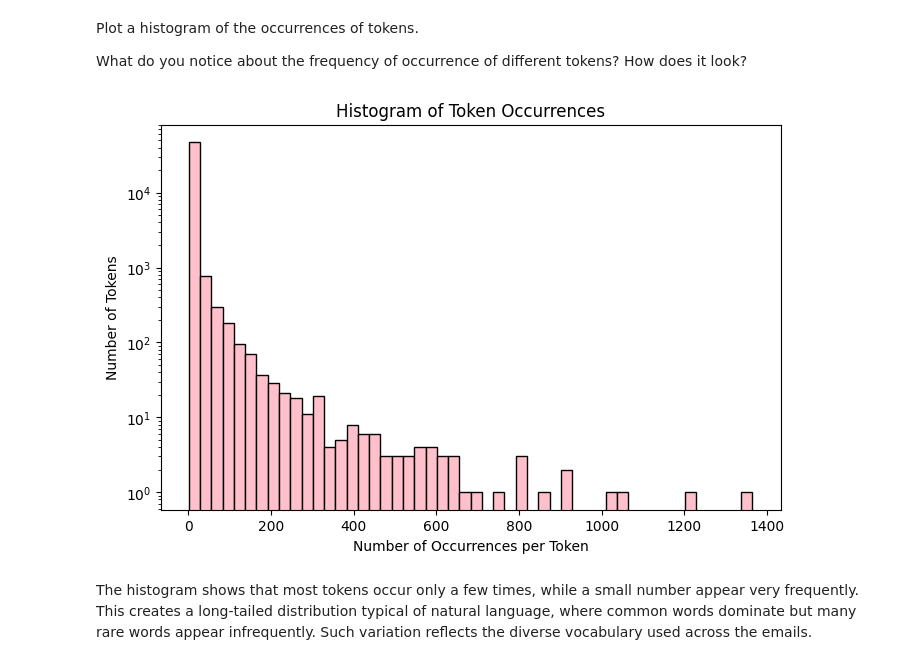
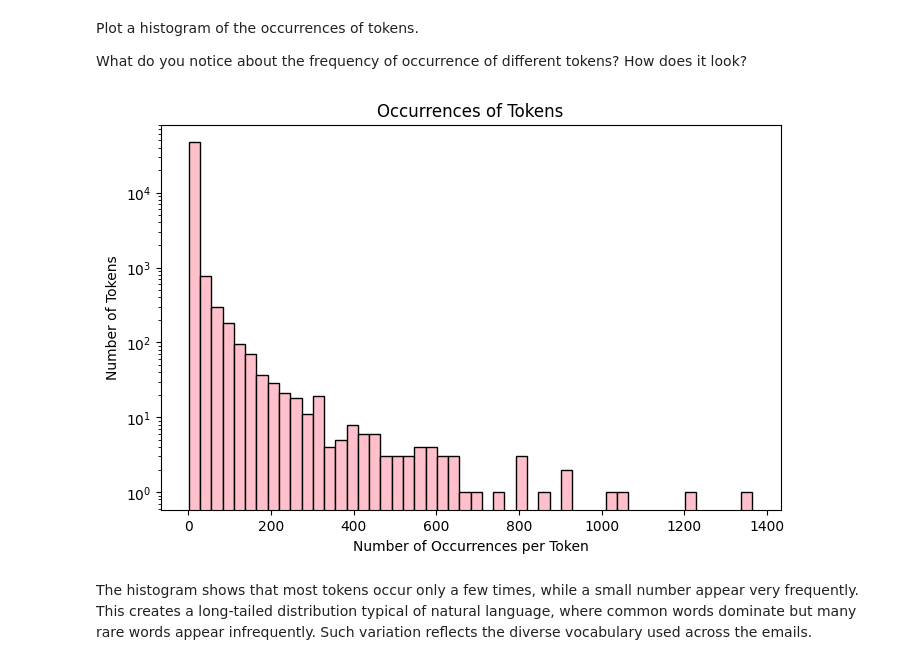
Before and after one commit to emilyfriedman8/pca_assignment, a Jupyter notebook: assignment.ipynb, the cells around one changed output. Saved outputs shown, nothing was run; the diff lists cells and outputs as text; code cells hidden in the pictures.

```diff
--- a/assignment.ipynb
+++ b/assignment.ipynb
@@ -25,19 +25,19 @@ What do you notice about the frequency of occurrence of different tokens? How do
 # %%
 import matplotlib.pyplot as plt
 
 # Get the frequencies of all tokens
 counts = [count for word, count in token_freq]
 
 # Plot histogram
 plt.figure(figsize=(8, 5))
 plt.hist(counts, bins=50, color='pink', edgecolor='black')
-plt.title('Histogram of Token Occurrences')
+plt.title('Occurrences of Tokens')
 plt.xlabel('Number of Occurrences per Token')
 plt.ylabel('Number of Tokens')
 plt.yscale('log')
 plt.show()
 # %% [output]
-[figure, old version]
+[figure, new version]
 # %% [markdown]
 The histogram shows that most tokens occur only a few times, while a small number appear very frequently. This creates a long-tailed distribution typical of natural language, where common words dominate but many rare words appear infrequently. Such variation reflects the diverse vocabulary used across the emails.
 # %% [markdown]
```
Also changed, not shown: parts of 5 cells of this notebook.
